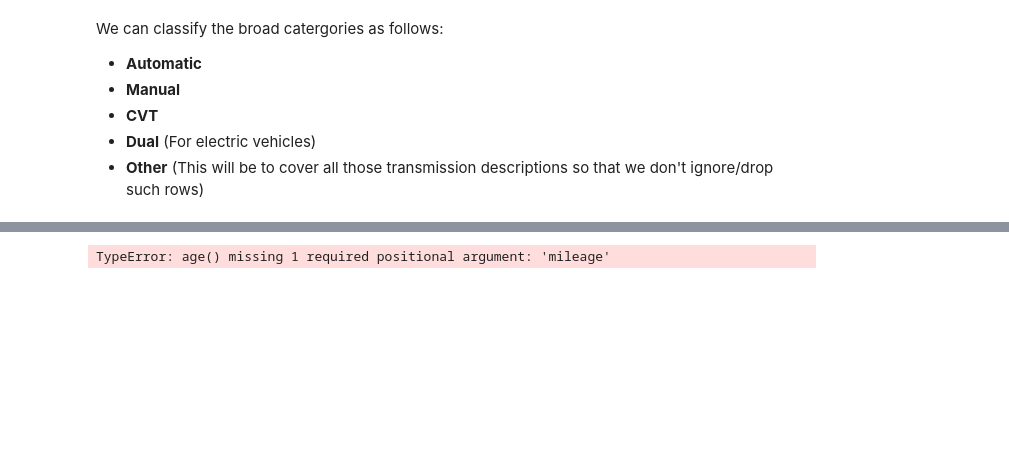
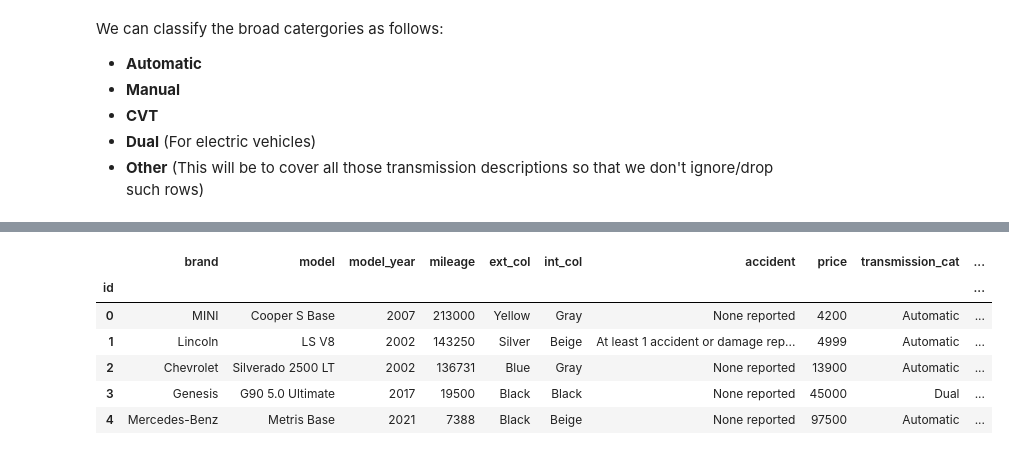
Before and after one commit to aneesakram/regression-of-used-car-prices, a Jupyter notebook: carPriceReg.ipynb, the cells around one changed output, grey strips where cells are left out. Cells and saved outputs as stored; diff of their text form; code cells hidden in the pictures; blank space fills up the shorter version.

```diff
--- a/carPriceReg.ipynb
+++ b/carPriceReg.ipynb
@@ -185,0 +174,21 @@ def age(model_year):
+# %%
+import re
+
+def extract_engine_features(engine_str):
+
+    hp_match = re.search(r'(\d+\.\d+)HP', engine_str)
+    horsepower = float(hp_match.group(1)) if hp_match else None
+
+
+    engine_size_match = re.search(r'(\d+\.\d+)L', engine_str)
+    engine_size = float(engine_size_match.group(1)) if engine_size_match else None
+
+
+    fuel_type_match = re.search(r'(Gasoline|Flex Fuel|Electric)', engine_str)
+    fuel_type = fuel_type_match.group(0) if fuel_type_match else None
+
+    return horsepower, engine_size, fuel_type
+# %%
+train_df[['horsepower', 'engine_size', 'type_of_fuel']] = train_df['engine'].apply(lambda x: pd.Series(extract_engine_features(x)))
+train_df = train_df.drop(columns=['fuel_type','engine'])
+train_df.head(4)
@@ -186,5 +231,11 @@ def age(model_year):
 # %%
-train_df['age'] = train_df['model_year'].apply(age)
-train_df.head()
+train_df = train_df.drop(columns='clean_title')
+train_df.head(5)
 # %% [output]
-TypeError: age() missing 1 required positional argument: 'mileage'
+|  | brand | model | model_year | mileage | ext_col | int_col | accident | price | transmission_cat | ... |
+| id |  |  |  |  |  |  |  |  |  | ... |
+| 0 | MINI | Cooper S Base | 2007 | 213000 | Yellow | Gray | None reported | 4200 | Automatic | ... |
+| 1 | Lincoln | LS V8 | 2002 | 143250 | Silver | Beige | At least 1 accident or damage rep... | 4999 | Automatic | ... |
+| 2 | Chevrolet | Silverado 2500 LT | 2002 | 136731 | Blue | Gray | None reported | 13900 | Automatic | ... |
+| 3 | Genesis | G90 5.0 Ultimate | 2017 | 19500 | Black | Black | None reported | 45000 | Dual | ... |
+| 4 | Mercedes-Benz | Metris Base | 2021 | 7388 | Black | Beige | None reported | 97500 | Automatic | ... |
```
Also changed, not shown: parts of 18 cells of this notebook.
